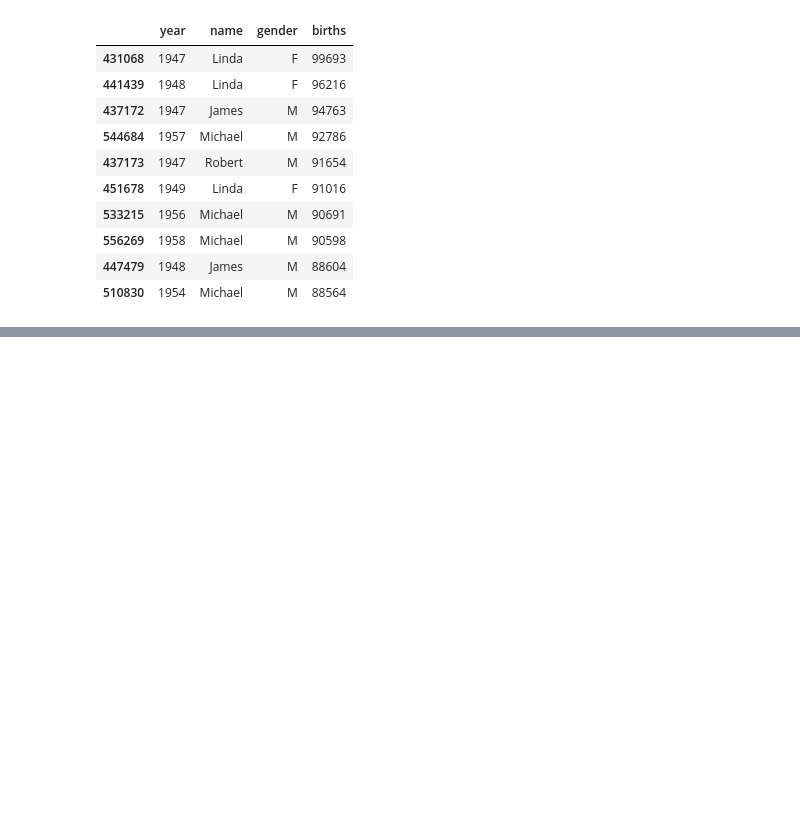
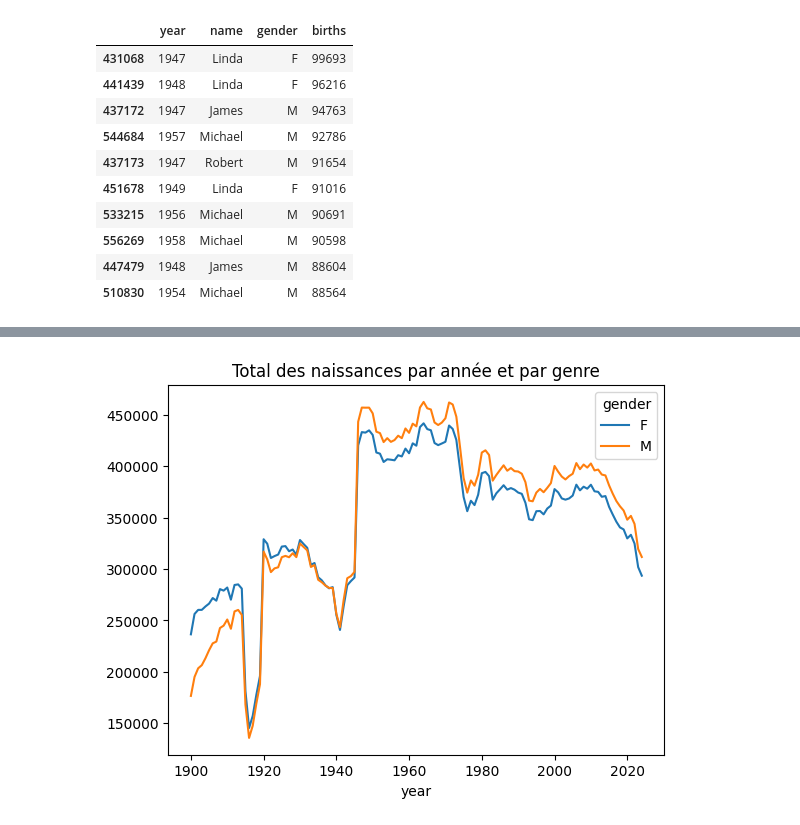
Before and after one commit to fran6w/TIDE, a Jupyter notebook: 02_TIDE_session.ipynb, the cells around one changed output, grey strips where cells are left out. Cells and saved outputs as stored; diff of their text form; code cells hidden in the pictures; blank space fills up the shorter version.

```diff
--- a/02_TIDE_session.ipynb
+++ b/02_TIDE_session.ipynb
@@ -237,0 +344,7 @@ df.nlargest(10, "births")
+# %%
+df.pivot_table(index="year",
+               columns="gender",
+               values="births",
+               aggfunc="sum").plot(title="Total des naissances par année et par genre");
+# %% [output]
+[figure, added]
```
Also changed, not shown: parts of 28 cells of this notebook, 1 other file.
